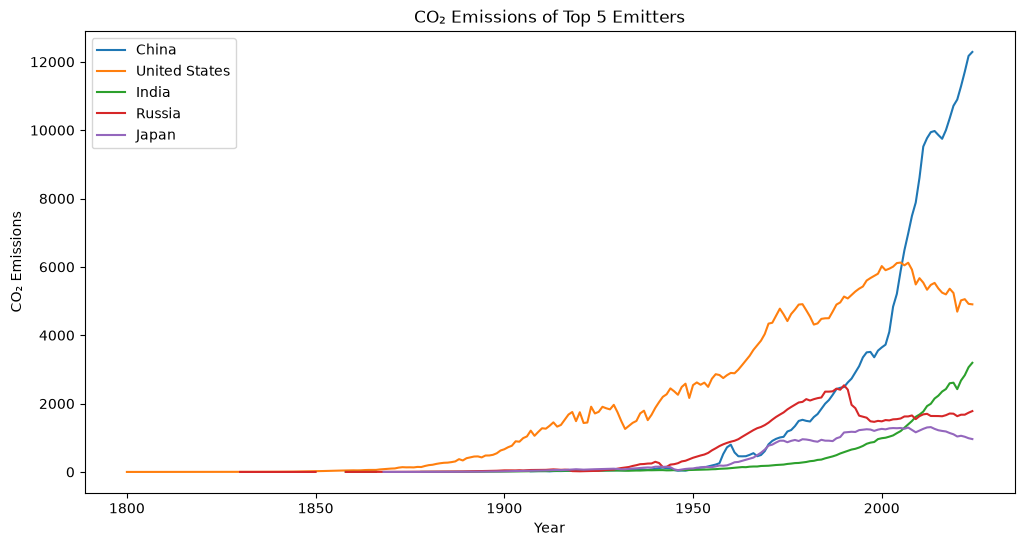
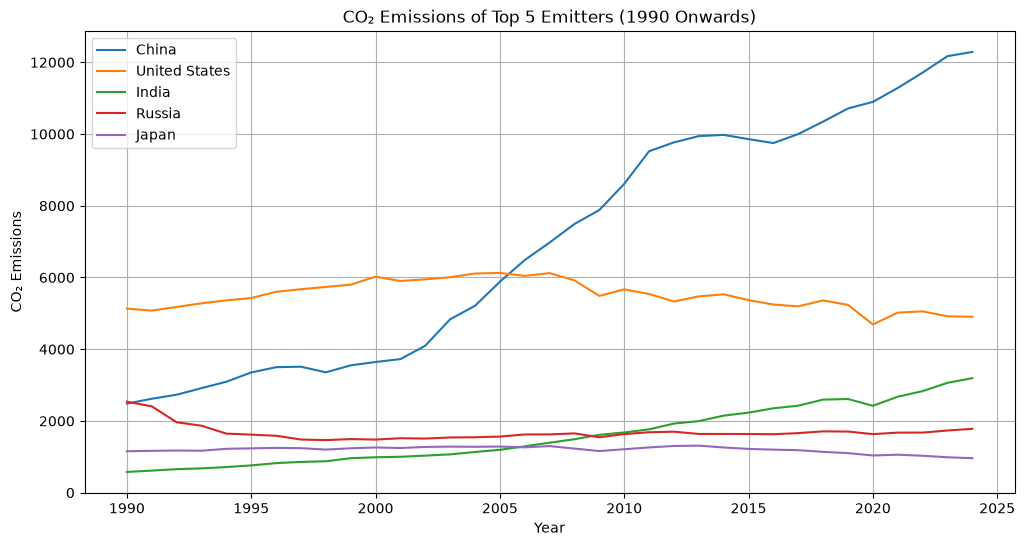
The notebook cell's code change between the first figure and the second:
--- before
+++ after
@@ -1,22 +1,22 @@
-plt.figure(figsize=(12,6))  # Set the size of the chart
+import matplotlib.pyplot as plt
+
+plt.figure(figsize=(12,6))
 
 # Loop through each country in the top 5 emitters
 for country in top5:
-    # Filter the dataset for the current country
-    subset = df[df["country"] == country]
-    # Plot that country’s CO₂ emissions over time
+    # Filter for the selected country and years from 1990 onwards
+    subset = df[(df["country"] == country) & (df["year"] >= 1990)]
+
+    # Plot CO₂ emissions
     plt.plot(subset["year"], subset["co2"], label=country)
 
-# Add a title to the chart
-plt.title("CO₂ Emissions of Top 5 Emitters")
-
-# Label the x-axis as Year
+# Add title and labels
+plt.title("CO₂ Emissions of Top 5 Emitters (1990 Onwards)")
 plt.xlabel("Year")
-
-# Label the y-axis as CO₂ Emissions
 plt.ylabel("CO₂ Emissions")
 
-# Show the legend so each line is labeled by country
+# Add legend and grid
 plt.legend()
+plt.grid(True)
 
 # Display the chart

Commit: Resolve merge conflicts